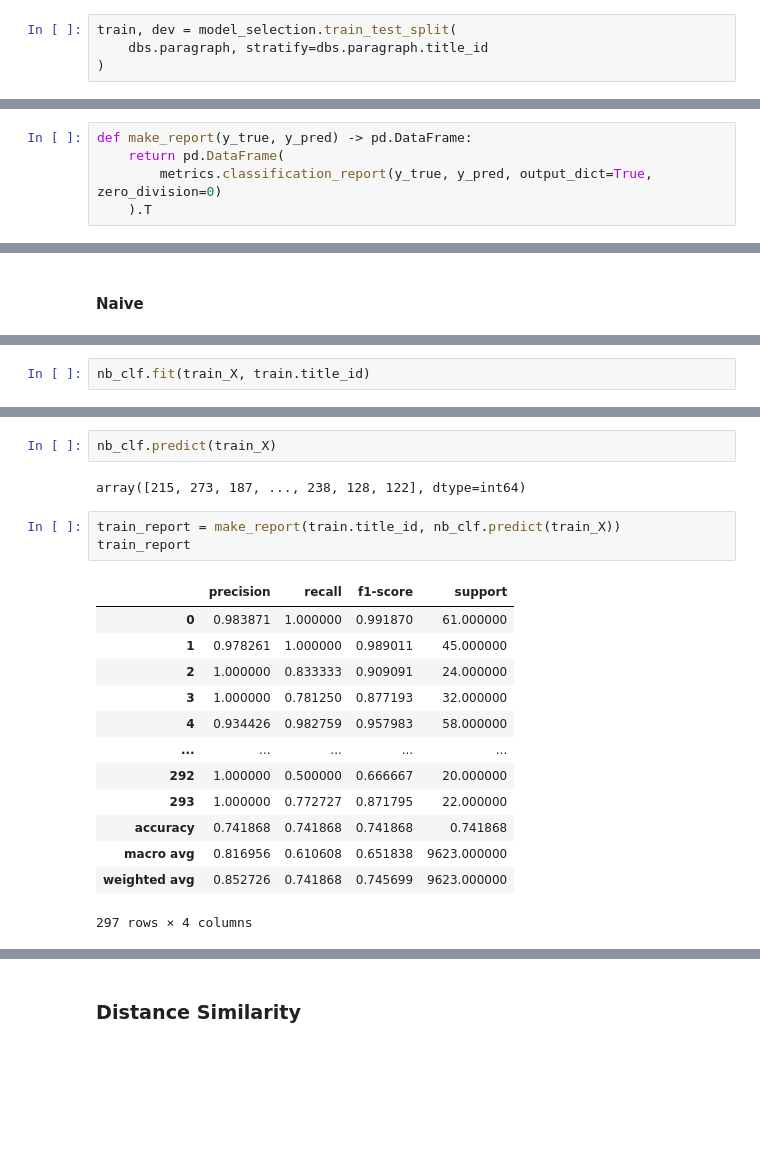
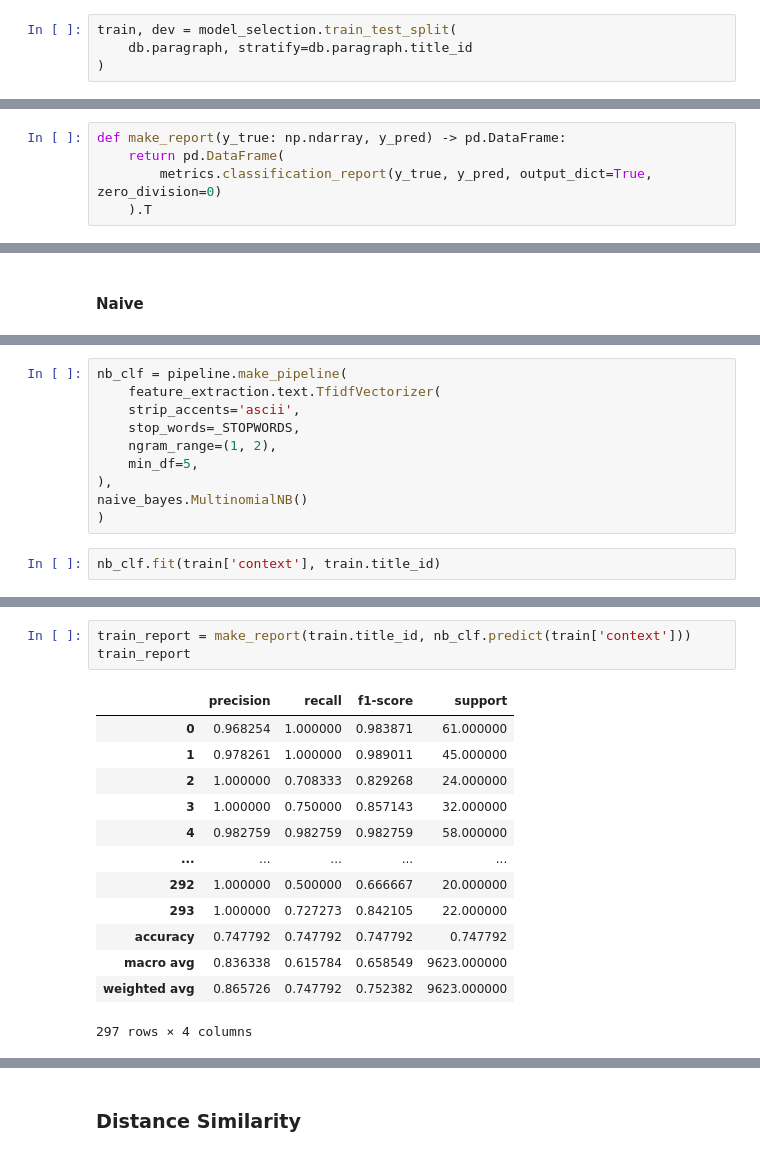
Before and after one commit to ShivnarenSrinivasan/autoreply, a Jupyter notebook: modeling/eda.ipynb, the cells around one changed output, grey strips where cells are left out. Drawn from its saved outputs; the diff is of its cells as text; blank space fills up the shorter version.

```diff
--- a/modeling/eda.ipynb
+++ b/modeling/eda.ipynb
@@ -154,5 +253,5 @@ db.answer
 ## Train Test
 # %%
 train, dev = model_selection.train_test_split(
-    dbs.paragraph, stratify=dbs.paragraph.title_id
+    db.paragraph, stratify=db.paragraph.title_id
 )
@@ -159,5 +260,5 @@ train, dev = model_selection.train_test_split(
 # %%
-def make_report(y_true, y_pred) -> pd.DataFrame:
+def make_report(y_true: np.ndarray, y_pred) -> pd.DataFrame:
     return pd.DataFrame(
         metrics.classification_report(y_true, y_pred, output_dict=True, zero_division=0)
     ).T
@@ -524,3 +908,13 @@ nb_clf = naive_bayes.MultinomialNB()
+# %%
+nb_clf = pipeline.make_pipeline(
+    feature_extraction.text.TfidfVectorizer(
+    strip_accents='ascii',
+    stop_words=_STOPWORDS,
+    ngram_range=(1, 2),
+    min_df=5,
+),
+naive_bayes.MultinomialNB()
+)
 # %%
-nb_clf.fit(train_X, train.title_id)
+nb_clf.fit(train['context'], train.title_id)
 # %% [output]
@@ -528,22 +933,18 @@ MultinomialNB()
-# %%
-nb_clf.predict(train_X)
-# %% [output]
-array([215, 273, 187, ..., 238, 128, 122], dtype=int64)
 # %%
-train_report = make_report(train.title_id, nb_clf.predict(train_X))
+train_report = make_report(train.title_id, nb_clf.predict(train['context']))
 train_report
 # %% [output]
 |  | precision | recall | f1-score | support |
-| 0 | 0.983871 | 1.000000 | 0.991870 | 61.000000 |
+| 0 | 0.968254 | 1.000000 | 0.983871 | 61.000000 |
 | 1 | 0.978261 | 1.000000 | 0.989011 | 45.000000 |
-| 2 | 1.000000 | 0.833333 | 0.909091 | 24.000000 |
-| 3 | 1.000000 | 0.781250 | 0.877193 | 32.000000 |
-| 4 | 0.934426 | 0.982759 | 0.957983 | 58.000000 |
+| 2 | 1.000000 | 0.708333 | 0.829268 | 24.000000 |
+| 3 | 1.000000 | 0.750000 | 0.857143 | 32.000000 |
+| 4 | 0.982759 | 0.982759 | 0.982759 | 58.000000 |
 | ... | ... | ... | ... | ... |
 | 292 | 1.000000 | 0.500000 | 0.666667 | 20.000000 |
-| 293 | 1.000000 | 0.772727 | 0.871795 | 22.000000 |
-| accuracy | 0.741868 | 0.741868 | 0.741868 | 0.741868 |
-| macro avg | 0.816956 | 0.610608 | 0.651838 | 9623.000000 |
-| weighted avg | 0.852726 | 0.741868 | 0.745699 | 9623.000000 |
+| 293 | 1.000000 | 0.727273 | 0.842105 | 22.000000 |
+| accuracy | 0.747792 | 0.747792 | 0.747792 | 0.747792 |
+| macro avg | 0.836338 | 0.615784 | 0.658549 | 9623.000000 |
+| weighted avg | 0.865726 | 0.747792 | 0.752382 | 9623.000000 |
 297 rows × 4 columns
 # %%
```
Also changed, not shown: parts of 178 cells of this notebook, 2 other files.
